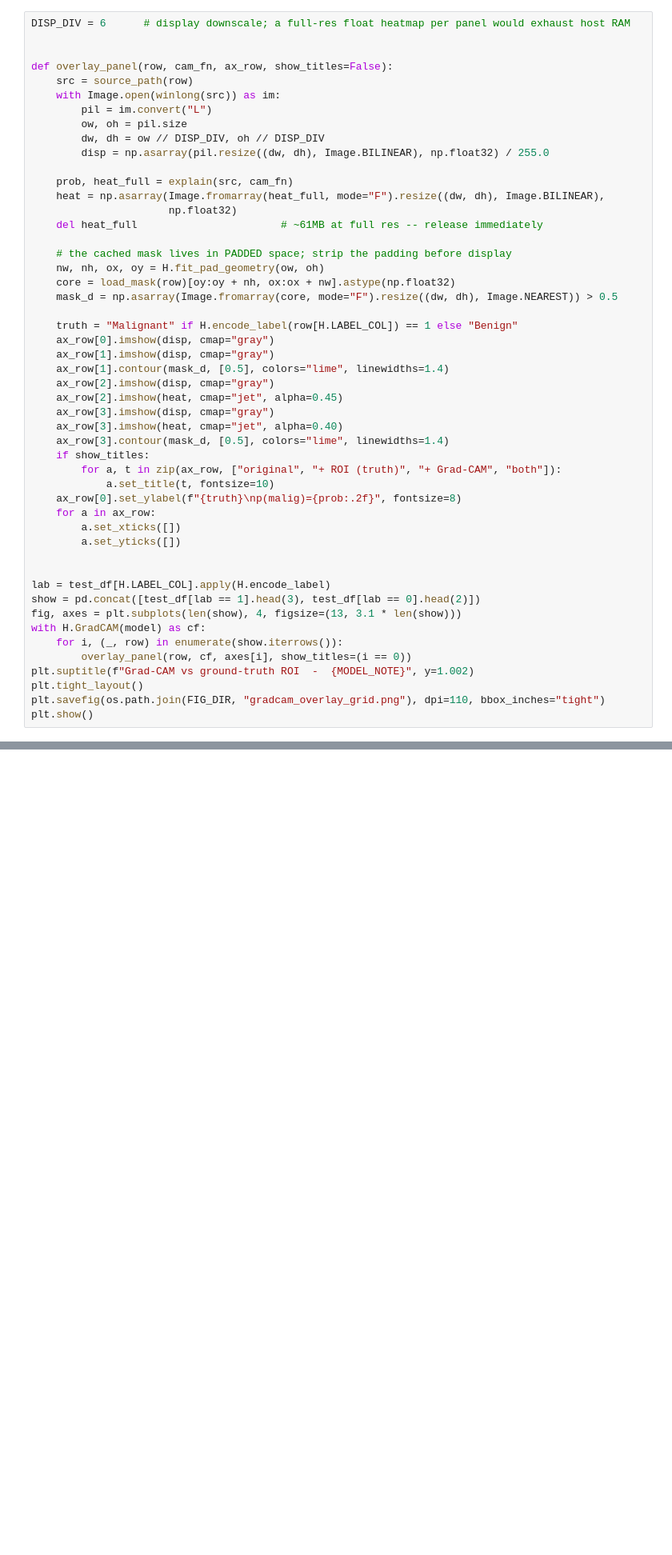
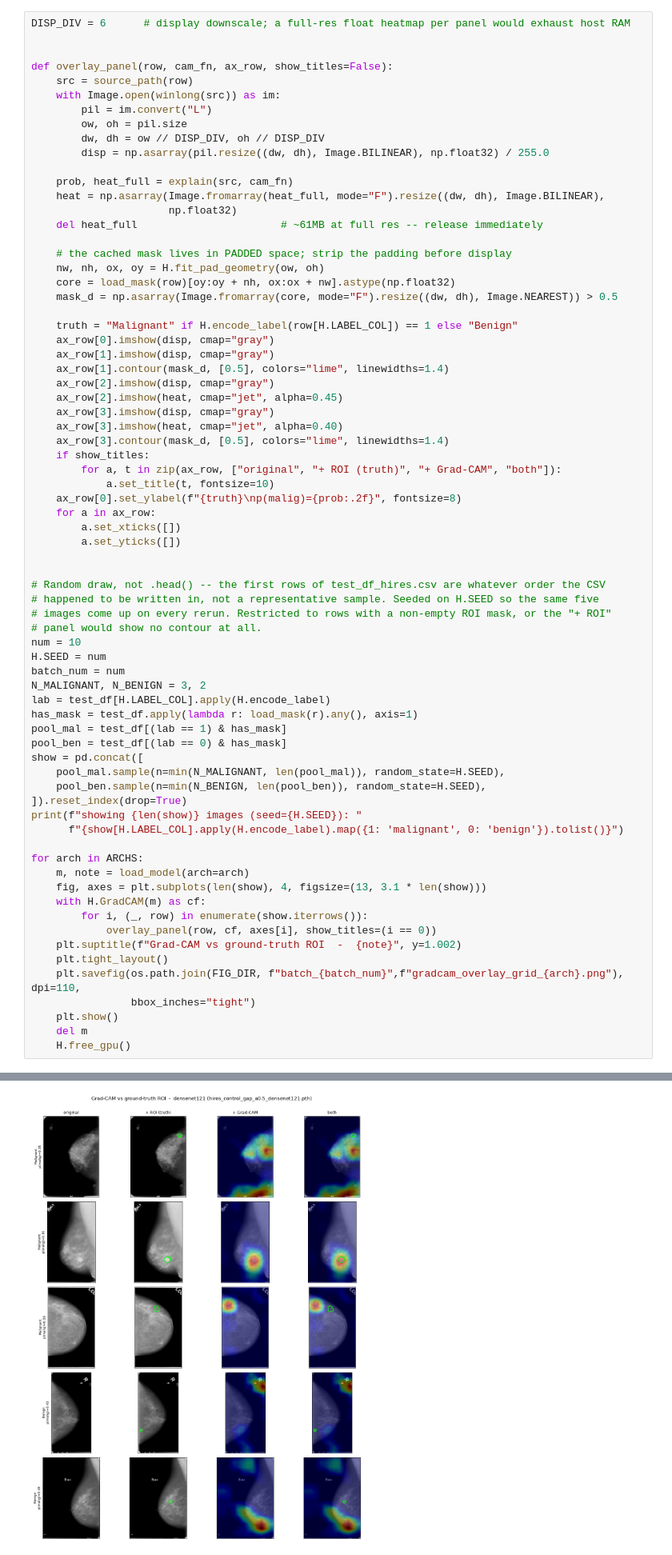
Before and after one commit to jesimoandrew/Explainable-Breast-Cancer-Detection-Model, a Jupyter notebook: notebooks/explainability/gradcam_validation.ipynb, the cells around one changed output, grey strips where cells are left out. Shown at 80% size. Saved outputs shown, nothing was run; the diff lists cells and outputs as text; blank space fills up the shorter version.

Commit message:
feat: grad-cam validation

```diff
--- a/notebooks/explainability/gradcam_validation.ipynb
+++ b/notebooks/explainability/gradcam_validation.ipynb
@@ -336,13 +450,36 @@ def overlay_panel(row, cam_fn, ax_row, show_titles=False):
         a.set_yticks([])
 
 
+# Random draw, not .head() -- the first rows of test_df_hires.csv are whatever order the CSV
+# happened to be written in, not a representative sample. Seeded on H.SEED so the same five
+# images come up on every rerun. Restricted to rows with a non-empty ROI mask, or the "+ ROI"
+# panel would show no contour at all.
+num = 10
+H.SEED = num
+batch_num = num
+N_MALIGNANT, N_BENIGN = 3, 2
 lab = test_df[H.LABEL_COL].apply(H.encode_label)
-show = pd.concat([test_df[lab == 1].head(3), test_df[lab == 0].head(2)])
-fig, axes = plt.subplots(len(show), 4, figsize=(13, 3.1 * len(show)))
-with H.GradCAM(model) as cf:
-    for i, (_, row) in enumerate(show.iterrows()):
-        overlay_panel(row, cf, axes[i], show_titles=(i == 0))
-plt.suptitle(f"Grad-CAM vs ground-truth ROI  -  {MODEL_NOTE}", y=1.002)
-plt.tight_layout()
-plt.savefig(os.path.join(FIG_DIR, "gradcam_overlay_grid.png"), dpi=110, bbox_inches="tight")
-plt.show()
+has_mask = test_df.apply(lambda r: load_mask(r).any(), axis=1)
+pool_mal = test_df[(lab == 1) & has_mask]
+pool_ben = test_df[(lab == 0) & has_mask]
+show = pd.concat([
+    pool_mal.sample(n=min(N_MALIGNANT, len(pool_mal)), random_state=H.SEED),
+    pool_ben.sample(n=min(N_BENIGN, len(pool_ben)), random_state=H.SEED),
+]).reset_index(drop=True)
+print(f"showing {len(show)} images (seed={H.SEED}): "
+      f"{show[H.LABEL_COL].apply(H.encode_label).map({1: 'malignant', 0: 'benign'}).tolist()}")
+
+for arch in ARCHS:
+    m, note = load_model(arch=arch)
+    fig, axes = plt.subplots(len(show), 4, figsize=(13, 3.1 * len(show)))
+    with H.GradCAM(m) as cf:
+        for i, (_, row) in enumerate(show.iterrows()):
+            overlay_panel(row, cf, axes[i], show_titles=(i == 0))
+    plt.suptitle(f"Grad-CAM vs ground-truth ROI  -  {note}", y=1.002)
+    plt.tight_layout()
+    plt.savefig(os.path.join(FIG_DIR, f"batch_{batch_num}",f"gradcam_overlay_grid_{arch}.png"), dpi=110,
+                bbox_inches="tight")
+    plt.show()
+    del m
+    H.free_gpu()
+# %% [output]
@@ -348,0 +487 @@ plt.show()
+[figure, added]
```
Also changed, not shown: parts of 26 cells of this notebook, 11 other files.
